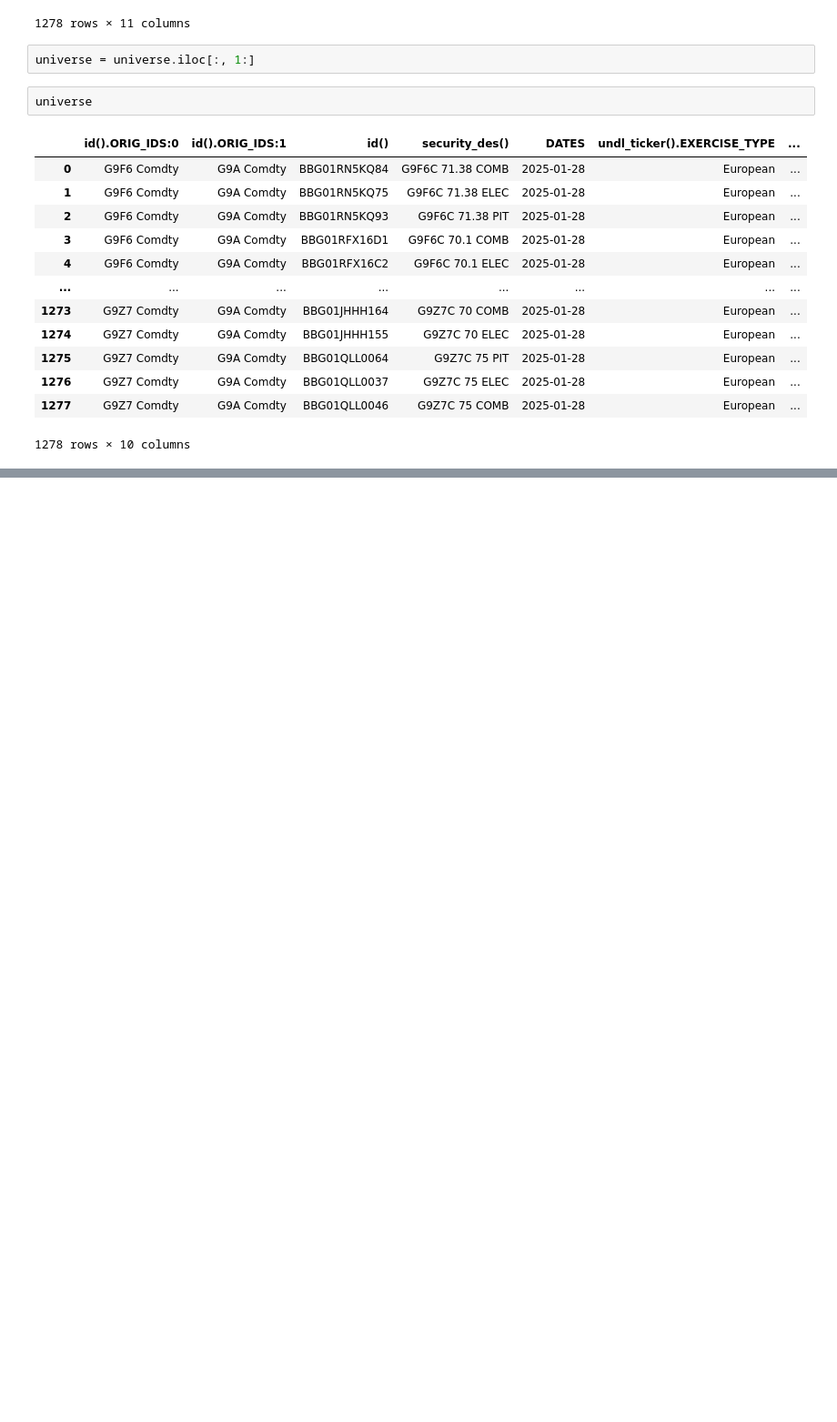
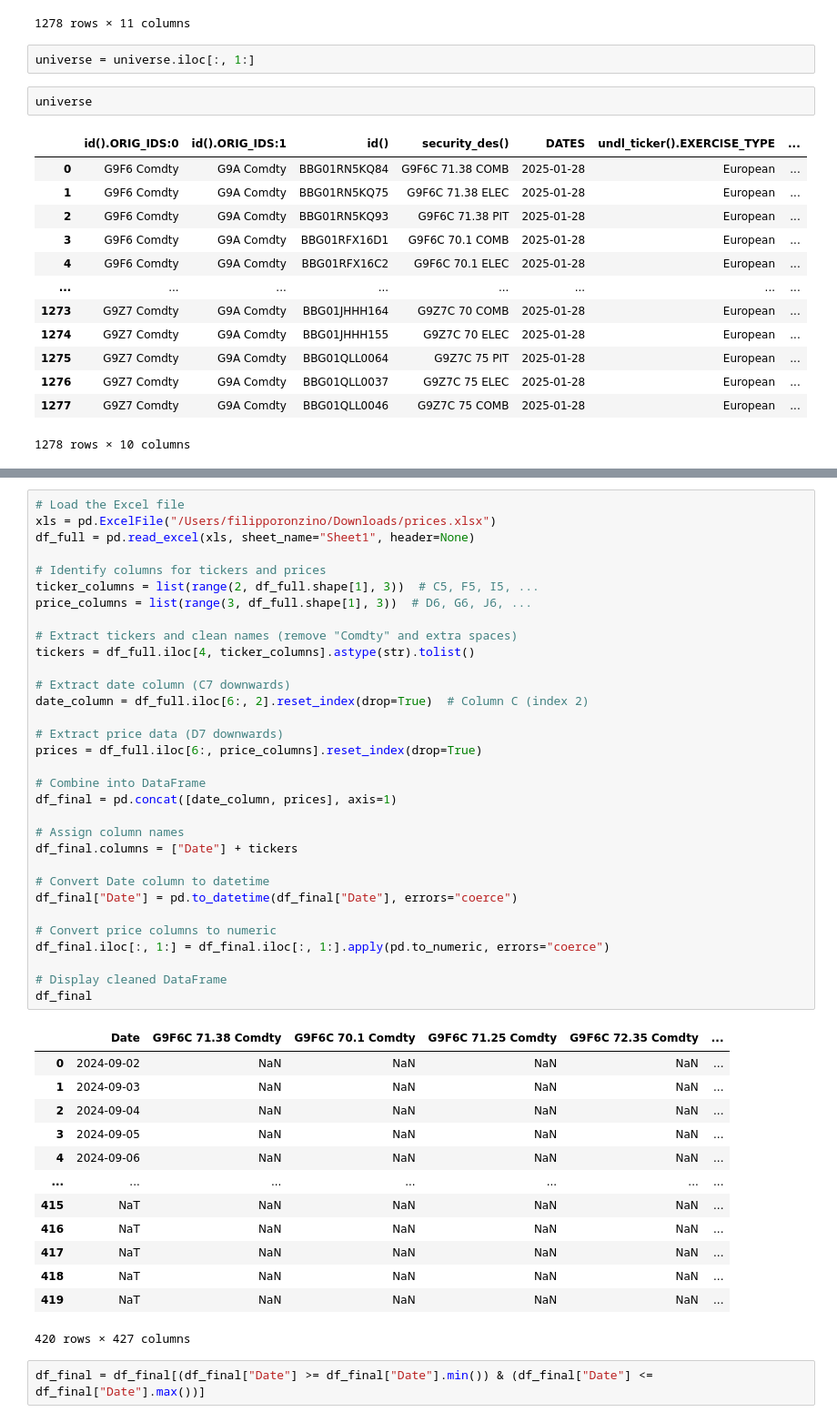
Before and after one commit to FilippoRonzino/asian-options-thesis, a Jupyter notebook: data/preprocessing.ipynb, the cells around one changed output, grey strips where cells are left out. Shown: that part at 91% size. Saved outputs shown, nothing was run; the diff lists cells and outputs as text; blank space fills up the shorter version.

```diff
--- a/data/preprocessing.ipynb
+++ b/data/preprocessing.ipynb
@@ -38,0 +65,48 @@ universe
+# %%
+# Load the Excel file
+xls = pd.ExcelFile("/Users/filipporonzino/Downloads/prices.xlsx")
+df_full = pd.read_excel(xls, sheet_name="Sheet1", header=None)
+
+# Identify columns for tickers and prices
+ticker_columns = list(range(2, df_full.shape[1], 3))  # C5, F5, I5, ...
+price_columns = list(range(3, df_full.shape[1], 3))  # D6, G6, J6, ...
+
+# Extract tickers and clean names (remove "Comdty" and extra spaces)
+tickers = df_full.iloc[4, ticker_columns].astype(str).tolist()
+
+# Extract date column (C7 downwards)
+date_column = df_full.iloc[6:, 2].reset_index(drop=True)  # Column C (index 2)
+
+# Extract price data (D7 downwards)
+prices = df_full.iloc[6:, price_columns].reset_index(drop=True)
+
+# Combine into DataFrame
+df_final = pd.concat([date_column, prices], axis=1)
+
+# Assign column names
+df_final.columns = ["Date"] + tickers
+
+# Convert Date column to datetime
+df_final["Date"] = pd.to_datetime(df_final["Date"], errors="coerce")
+
+# Convert price columns to numeric
+df_final.iloc[:, 1:] = df_final.iloc[:, 1:].apply(pd.to_numeric, errors="coerce")
+
+# Display cleaned DataFrame
+df_final
+# %% [output]
+|  | Date | G9F6C 71.38 Comdty | G9F6C 70.1 Comdty | G9F6C 71.25 Comdty | G9F6C 72.35 Comdty | ... |
+| 0 | 2024-09-02 | NaN | NaN | NaN | NaN | ... |
+| 1 | 2024-09-03 | NaN | NaN | NaN | NaN | ... |
+| 2 | 2024-09-04 | NaN | NaN | NaN | NaN | ... |
+| 3 | 2024-09-05 | NaN | NaN | NaN | NaN | ... |
+| 4 | 2024-09-06 | NaN | NaN | NaN | NaN | ... |
+| ... | ... | ... | ... | ... | ... | ... |
+| 415 | NaT | NaN | NaN | NaN | NaN | ... |
+| 416 | NaT | NaN | NaN | NaN | NaN | ... |
+| 417 | NaT | NaN | NaN | NaN | NaN | ... |
+| 418 | NaT | NaN | NaN | NaN | NaN | ... |
+| 419 | NaT | NaN | NaN | NaN | NaN | ... |
+420 rows × 427 columns
+# %%
+df_final = df_final[(df_final["Date"] >= df_final["Date"].min()) & (df_final["Date"] <= df_final["Date"].max())]
```
Also changed, not shown: parts of 7 cells of this notebook.
